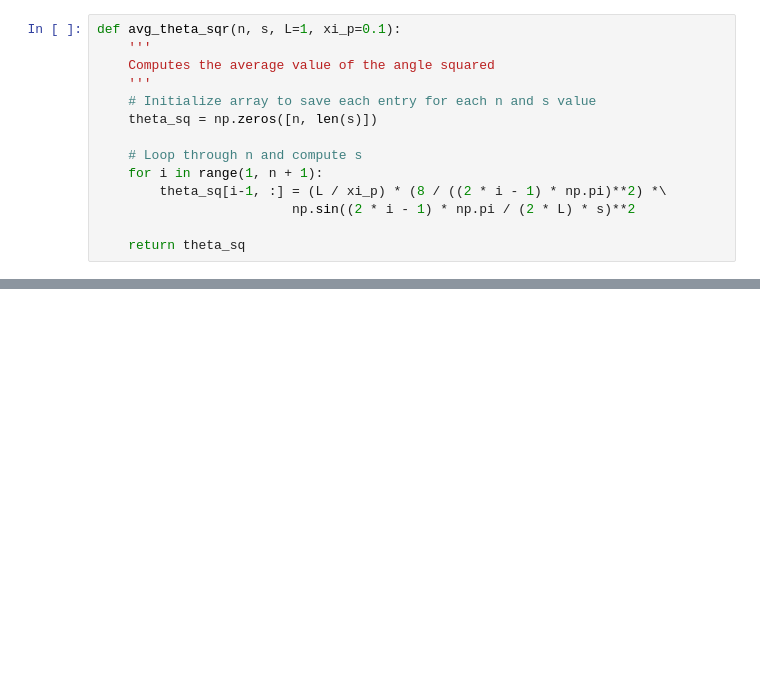
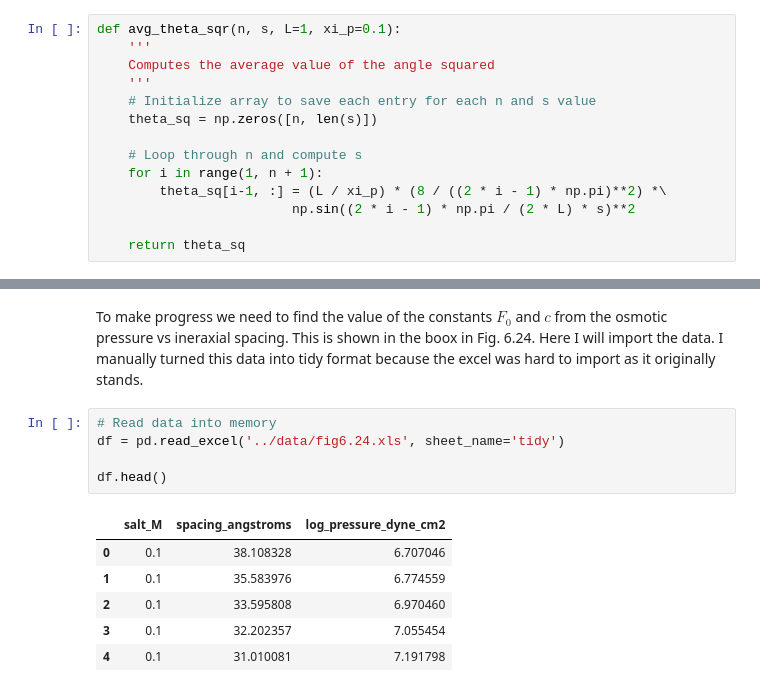
Before and after one commit to mrazomej/pboc, a Jupyter notebook: src/chapter_10.ipynb, the cells around one changed output, grey strips where cells are left out. Cells and saved outputs as stored; diff of their text form; blank space fills up the shorter version.

```diff
--- a/src/chapter_10.ipynb
+++ b/src/chapter_10.ipynb
@@ -102,0 +138,14 @@ plt.savefig(figdir + 'problem_10_01_04.png', bbox_inches='tight',
+# %% [markdown]
+To make progress we need to find the value of the constants $F_0$ and $c$ from the osmotic pressure vs ineraxial spacing. This is shown in the boox in Fig. 6.24. Here I will import the data. I manually turned this data into tidy format because the excel was hard to import as it originally stands.
+# %%
+# Read data into memory
+df = pd.read_excel('../data/fig6.24.xls', sheet_name='tidy')
+
+df.head()
+# %% [output]
+|  | salt_M | spacing_angstroms | log_pressure_dyne_cm2 |
+| 0 | 0.1 | 38.108328 | 6.707046 |
+| 1 | 0.1 | 35.583976 | 6.774559 |
+| 2 | 0.1 | 33.595808 | 6.970460 |
+| 3 | 0.1 | 32.202357 | 7.055454 |
+| 4 | 0.1 | 31.010081 | 7.191798 |
```
Also changed, not shown: parts of 15 cells of this notebook.
